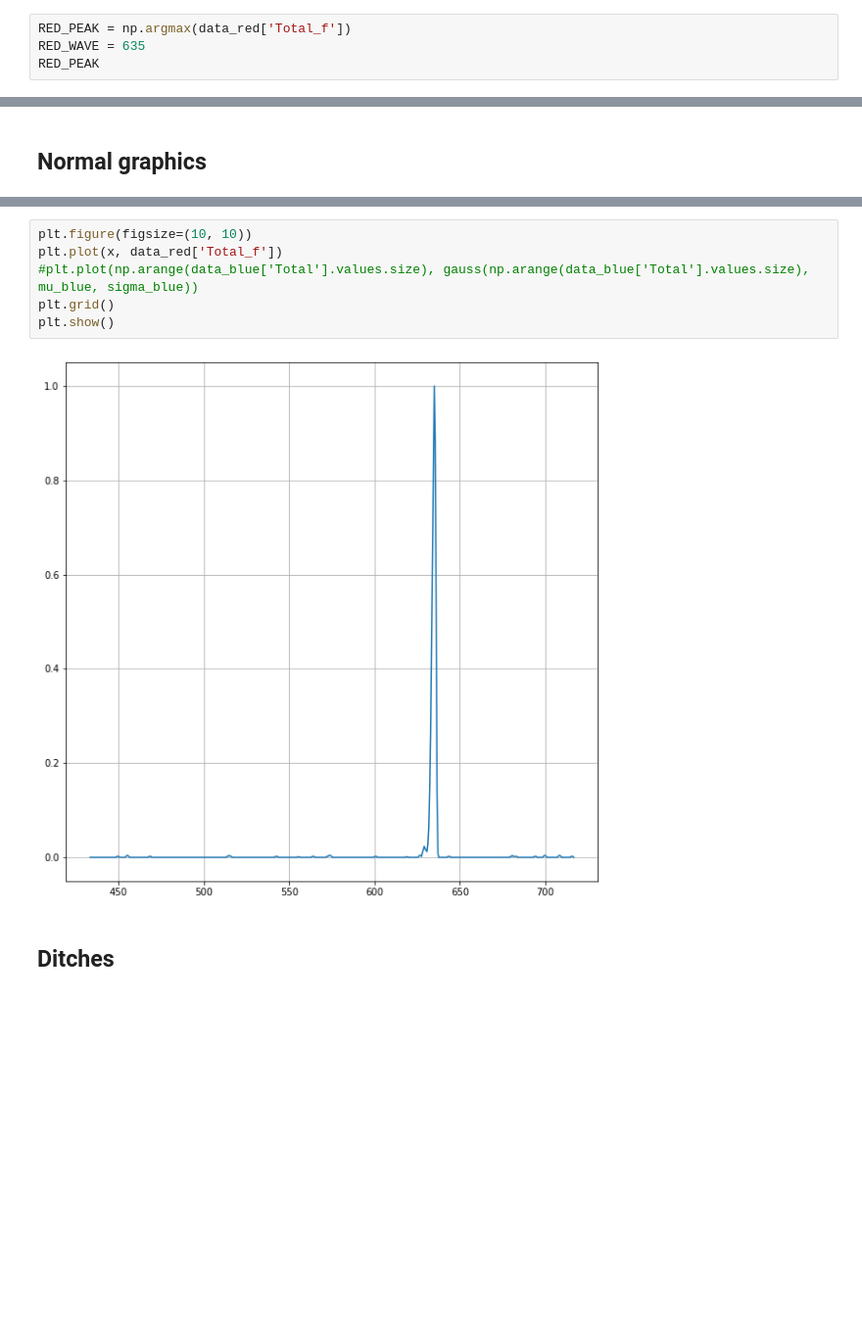
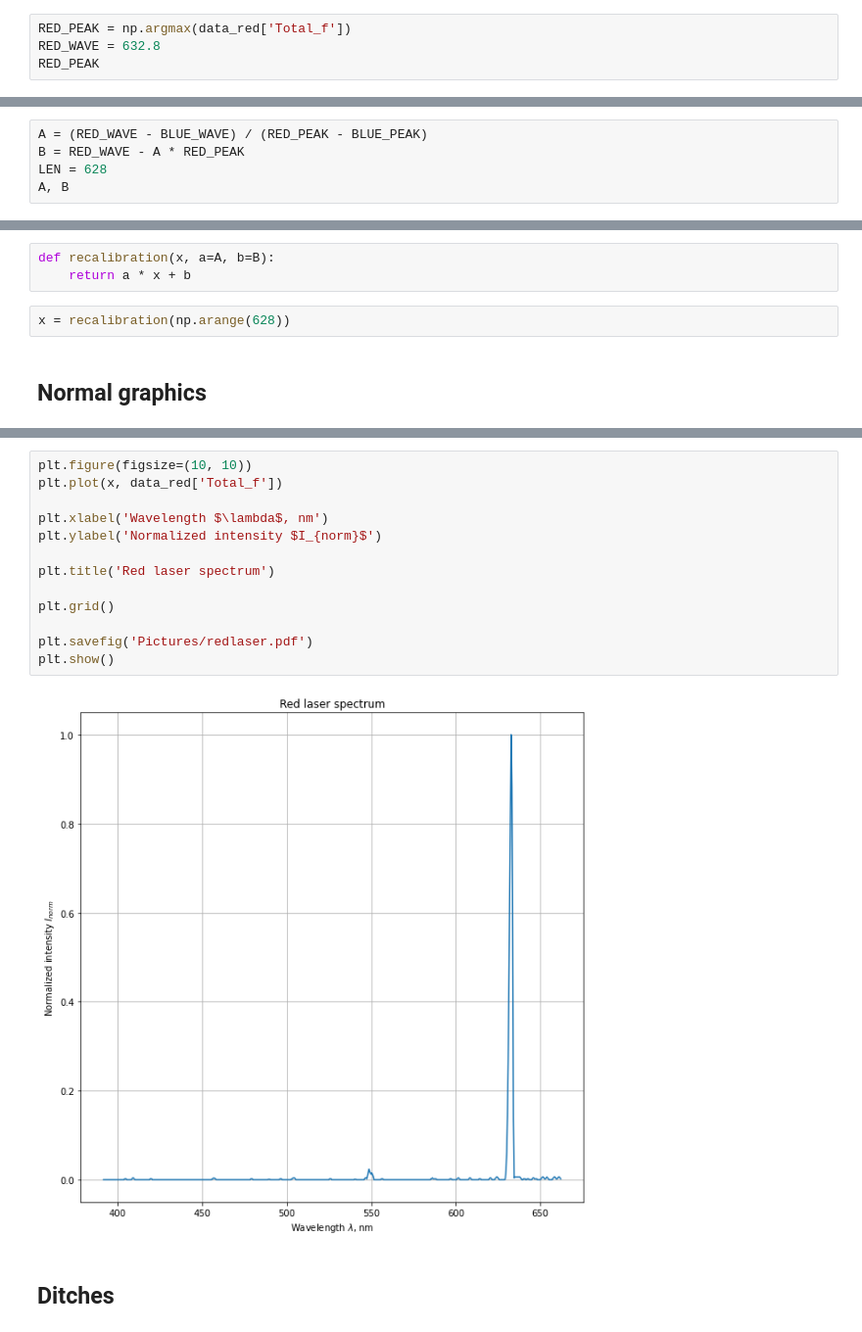
Before and after one commit to f3ss1/HSE-FF, a Jupyter notebook: 6th semester/Modern Physics Practice/Spectrometer/Data/data analysis.ipynb, the cells around one changed output, grey strips where cells are left out. Shown at 98% size. Saved outputs shown, nothing was run; the diff lists cells and outputs as text; blank space fills up the shorter version.

Commit message:
Pictures for spectrometer created.

```diff
--- a/6th semester/Modern Physics Practice/Spectrometer/Data/data analysis.ipynb
+++ b/6th semester/Modern Physics Practice/Spectrometer/Data/data analysis.ipynb
@@ -76,5 +71,5 @@ data_red.head()
 # %%
 RED_PEAK = np.argmax(data_red['Total_f'])
-RED_WAVE = 635
+RED_WAVE = 632.8
 RED_PEAK
 # %% [output]
@@ -89,0 +85,5 @@ plt.show()
+# %%
+A = (RED_WAVE - BLUE_WAVE) / (RED_PEAK - BLUE_PEAK)
+B = RED_WAVE - A * RED_PEAK
+LEN = 628
+A, B
@@ -90,3 +92,8 @@ plt.show()
+# %%
+def recalibration(x, a=A, b=B):
+    return a * x + b
+# %%
+x = recalibration(np.arange(628))
 # %% [markdown]
 ## Normal graphics
 # %%
@@ -100,10 +113,17 @@ plt.show()
 # %%
 plt.figure(figsize=(10, 10))
 plt.plot(x, data_red['Total_f'])
-#plt.plot(np.arange(data_blue['Total'].values.size), gauss(np.arange(data_blue['Total'].values.size), mu_blue, sigma_blue))
+
+plt.xlabel('Wavelength $\lambda$, nm')
+plt.ylabel('Normalized intensity $I_{norm}$')
+
+plt.title('Red laser spectrum')
+
 plt.grid()
+
+plt.savefig('Pictures/redlaser.pdf')
 plt.show()
 # %% [output]
-[figure, old version]
+[figure, new version]
 # %% [markdown]
 ## Ditches
```
Also changed, not shown: parts of 28 cells of this notebook, 41 other files.
